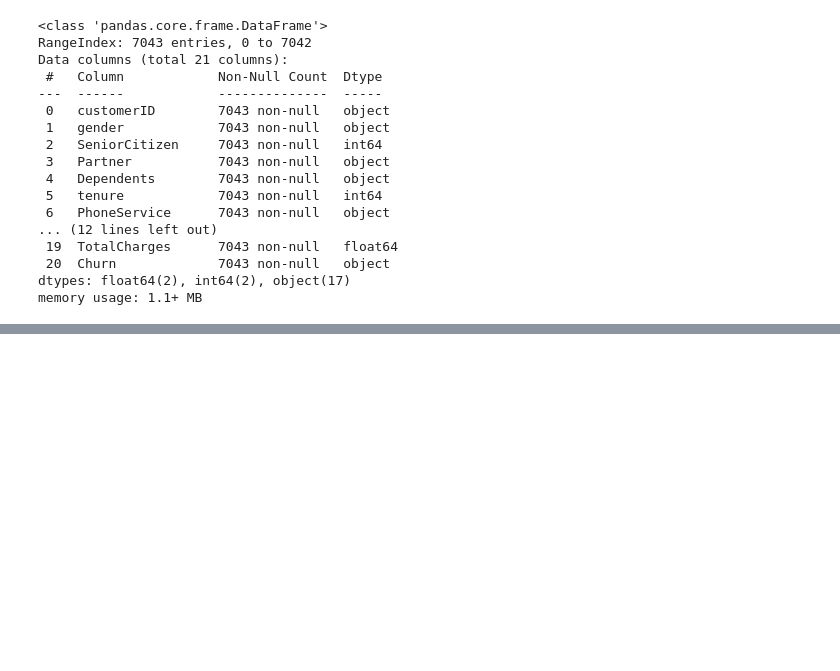
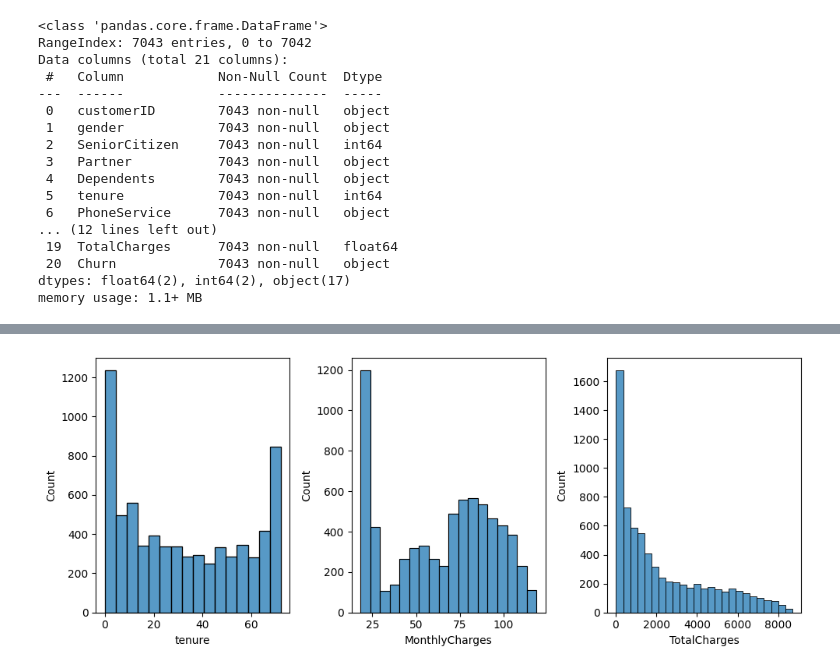
Before and after one commit to 2leog/telco-customer-churn, a Jupyter notebook: notebooks/01-lgo-initial-data-exploration.ipynb, the cells around one changed output, grey strips where cells are left out. Saved outputs shown, nothing was run; the diff lists cells and outputs as text; code cells hidden in the pictures; blank space fills up the shorter version.

```diff
--- a/notebooks/01-lgo-initial-data-exploration.ipynb
+++ b/notebooks/01-lgo-initial-data-exploration.ipynb
@@ -188,0 +213,11 @@ pd.get_dummies(data=df_filled, columns=["Churn"], drop_first=True, dtype=int)
+# %%
+fig, ax = plt.subplots(nrows=1, ncols=3, figsize=(10, 4))
+ax = ax.flatten()
+
+for idx, col in enumerate(feat_num):
+    sns.histplot(data=df_filled, x=col, ax=ax[idx])
+
+plt.tight_layout()
+plt.show()
+# %% [output]
+[figure, added]
```
Also changed, not shown: parts of 26 cells of this notebook, 1 other file.
